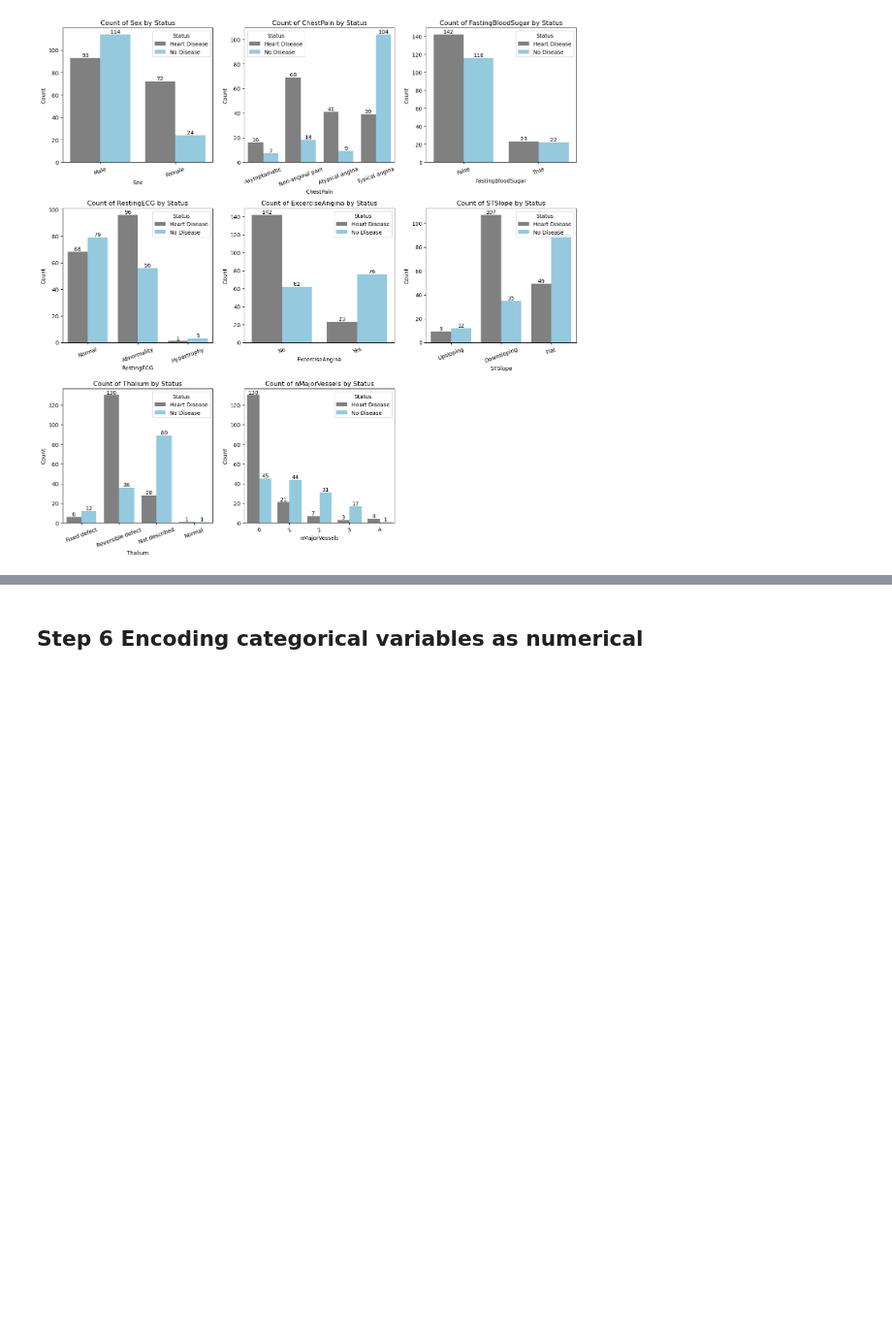
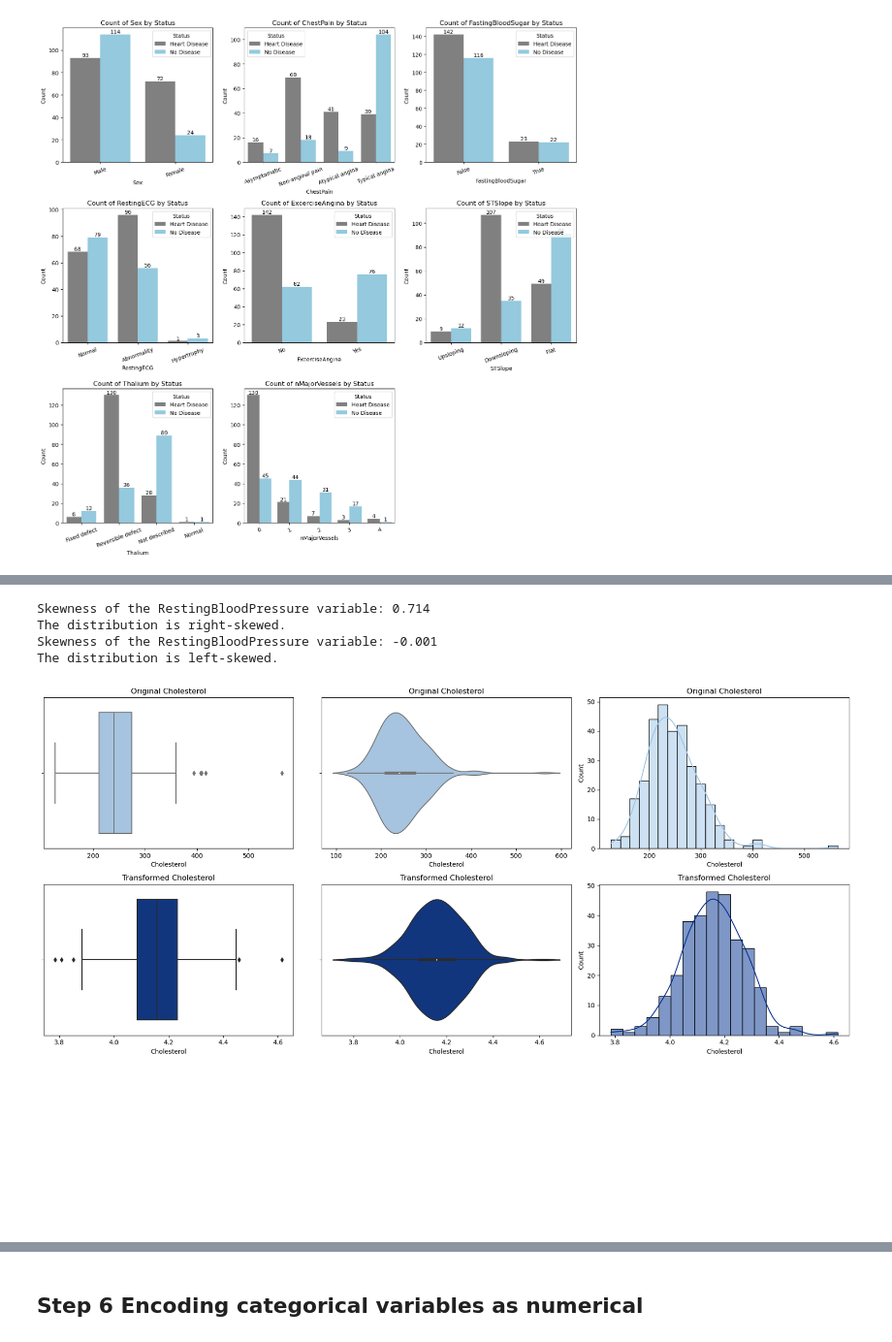
Before and after one commit to tgw6201/SC1015, a Jupyter notebook: miniProj.ipynb, the cells around one changed output, grey strips where cells are left out. Shown at 97% size. Saved outputs shown, nothing was run; the diff lists cells and outputs as text; code cells hidden in the pictures; blank space fills up the shorter version.

```diff
--- a/miniProj.ipynb
+++ b/miniProj.ipynb
@@ -474,0 +581,12 @@ Removal of duplicated values
+# %%
+skewness_dist(df, "RestingBloodPressure")
+skewness_dist(boxcoxTransform, "RestingBloodPressure")
+# %% [output]
+Skewness of the RestingBloodPressure variable: 0.714
+The distribution is right-skewed.
+Skewness of the RestingBloodPressure variable: -0.001
+The distribution is left-skewed.
+# %%
+plot_transformed_graph(df, boxcoxTransform, 'Cholesterol')
+# %% [output]
+[figure, added]
```
Also changed, not shown: parts of 53 cells of this notebook.
